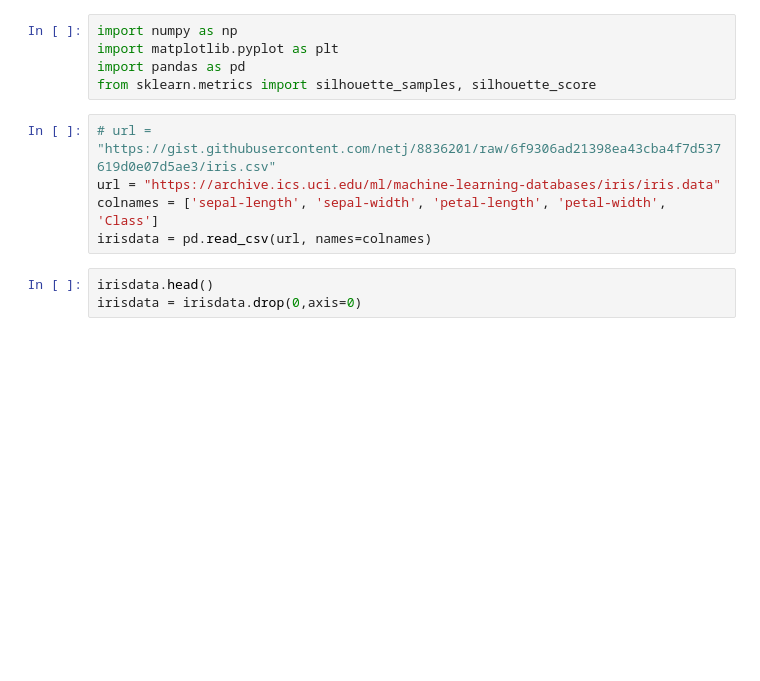
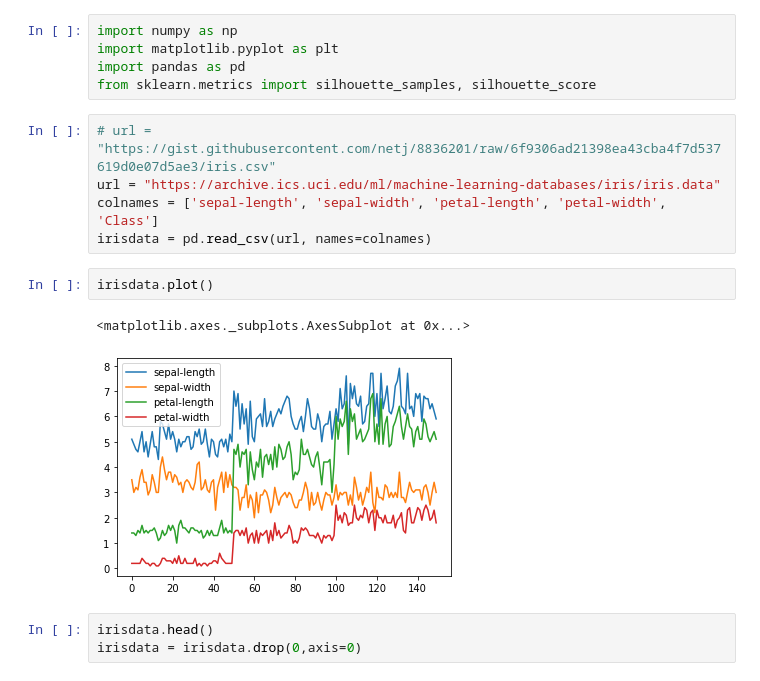
Before and after one commit to aliefakbrp/DataMining, a Jupyter notebook: _sources/k-means.ipynb, the cells around one changed output. Drawn from its saved outputs; the diff is of its cells as text; blank space fills up the shorter version.

```diff
--- a/_sources/k-means.ipynb
+++ b/_sources/k-means.ipynb
@@ -19,6 +19,11 @@ from sklearn.metrics import silhouette_samples, silhouette_score
 url = "https://archive.ics.uci.edu/ml/machine-learning-databases/iris/iris.data"
 colnames = ['sepal-length', 'sepal-width', 'petal-length', 'petal-width', 'Class']
 irisdata = pd.read_csv(url, names=colnames)
+# %%
+irisdata.plot()
+# %% [output]
+<matplotlib.axes._subplots.AxesSubplot at 0x...>
+[figure, added]
 # %%
 irisdata.head()
 irisdata = irisdata.drop(0,axis=0)
```
Also changed, not shown: 26 other files.
